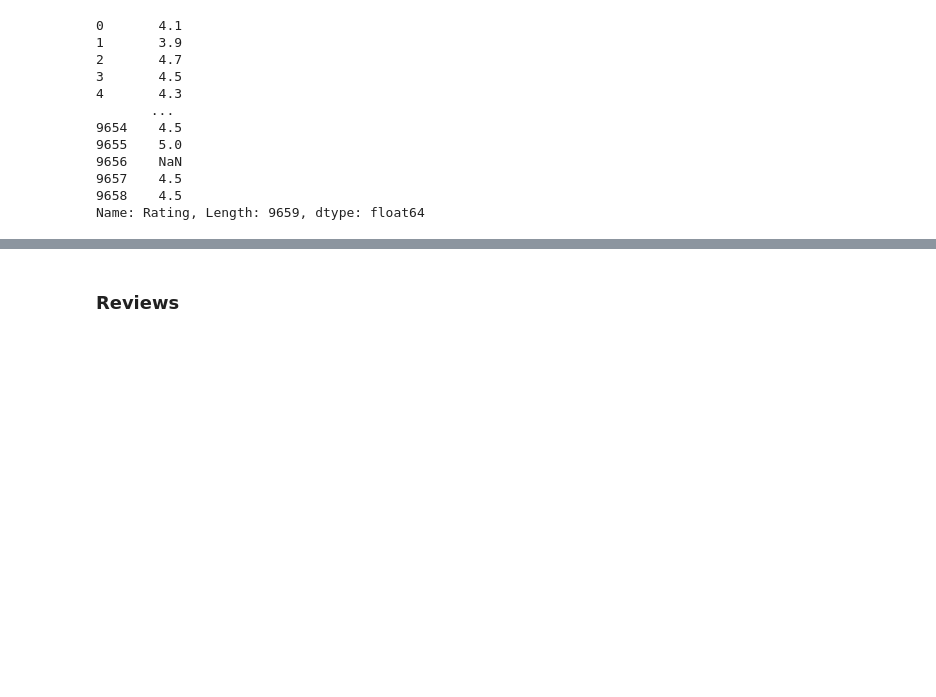
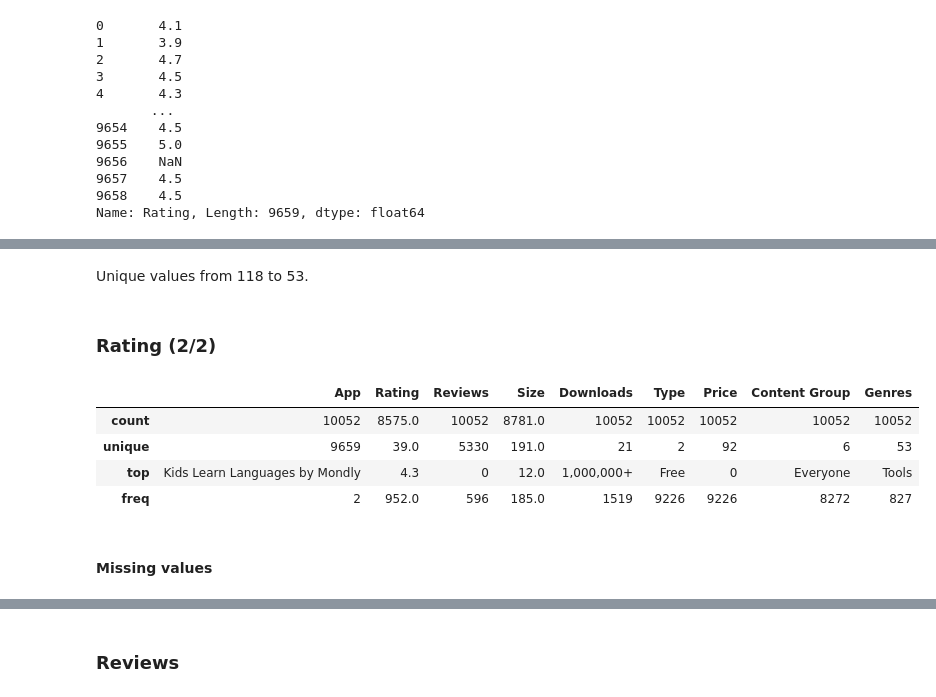
Before and after one commit to enricogoerlitz/Data-Analysis, a Jupyter notebook: 02_Google_Playstore_Data/notebook/notebook1.ipynb, the cells around one changed output, grey strips where cells are left out. Drawn from its saved outputs; the diff is of its cells as text; code cells hidden in the pictures; blank space fills up the shorter version.

```diff
--- a/02_Google_Playstore_Data/notebook/notebook1.ipynb
+++ b/02_Google_Playstore_Data/notebook/notebook1.ipynb
@@ -292,3 +399,17 @@ Name: Rating, Length: 9659, dtype: float64
+# %% [markdown]
+Unique values from 118 to 53.
+# %% [markdown]
+### Rating (2/2)
+# %%
+df_cleaned.describe()
+# %% [output]
+|  | App | Rating | Reviews | Size | Downloads | Type | Price | Content Group | Genres |
+| count | 10052 | 8575.0 | 10052 | 8781.0 | 10052 | 10052 | 10052 | 10052 | 10052 |
+| unique | 9659 | 39.0 | 5330 | 191.0 | 21 | 2 | 92 | 6 | 53 |
+| top | Kids Learn Languages by Mondly | 4.3 | 0 | 12.0 | 1,000,000+ | Free | 0 | Everyone | Tools |
+| freq | 2 | 952.0 | 596 | 185.0 | 1519 | 9226 | 9226 | 8272 | 827 |
+# %% [markdown]
+#### Missing values
 # %%
 df_cleaned[RATING].isna().sum()
 # %% [output]
```
Also changed, not shown: parts of 79 cells of this notebook.
